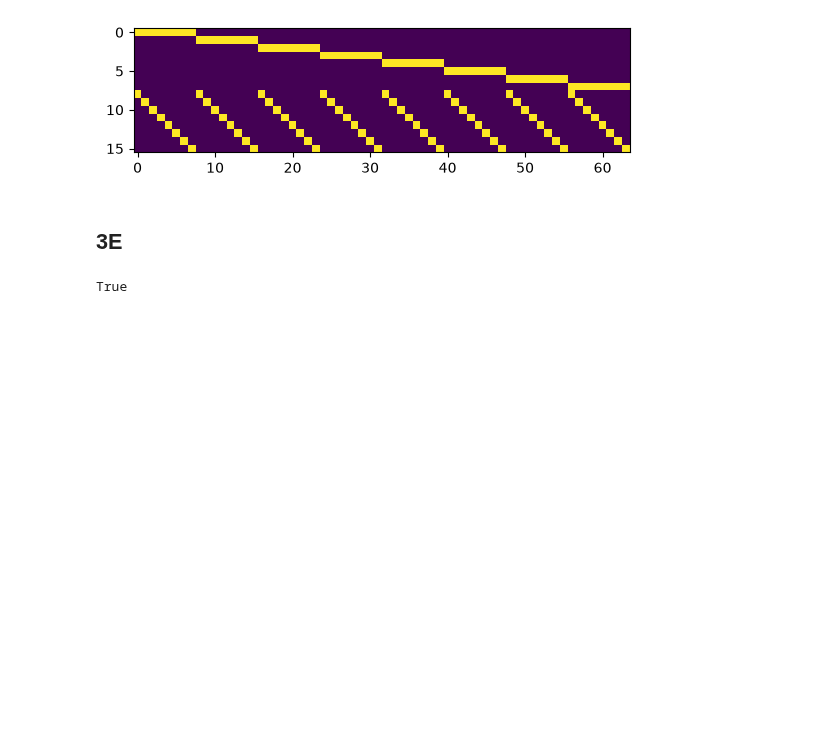
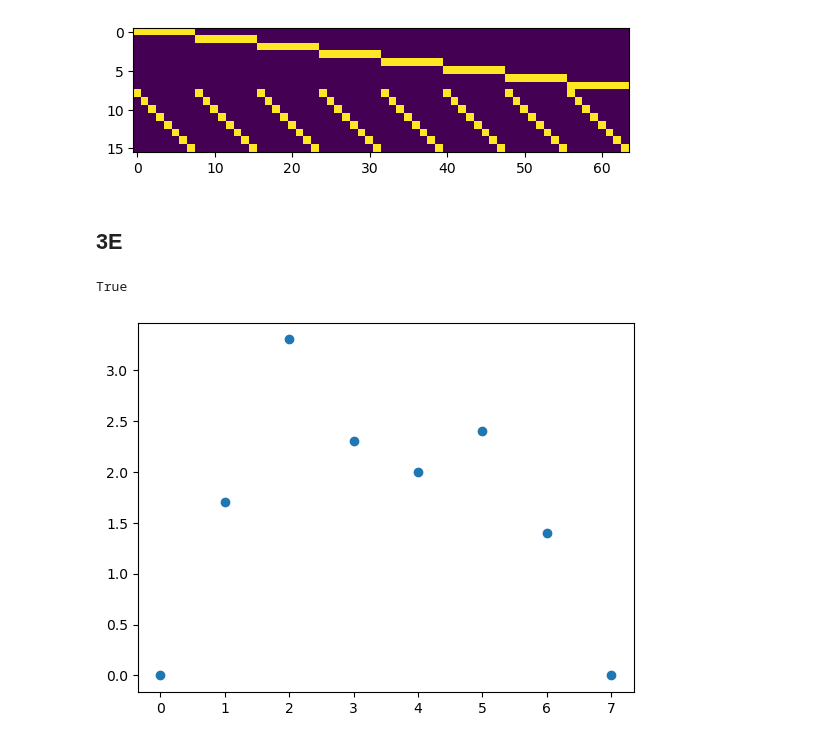
Before and after one commit to basmaxxx/metodos, a Jupyter notebook: TP1-Metodos.ipynb, the cells around one changed output. Drawn from its saved outputs; the diff is of its cells as text; code cells hidden in the pictures; blank space fills up the shorter version.

```diff
--- a/TP1-Metodos.ipynb
+++ b/TP1-Metodos.ipynb
@@ -240,3 +240,7 @@ res
 True
 # %%
 #Graficamos:
+plt.plot(X_fantoma_sum_0, 'o') #preguntar si conceptualmente estan bien los puntos
+plt.show()
+# %% [output]
+[figure, added]
```
Also changed, not shown: parts of 3 cells of this notebook.
